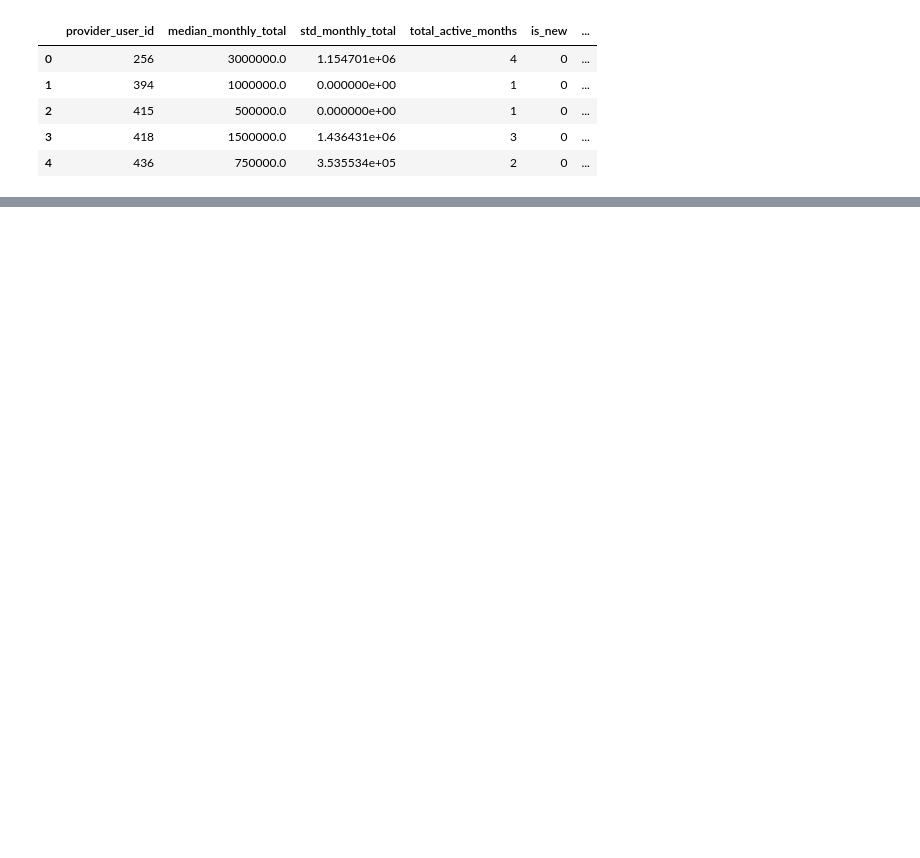
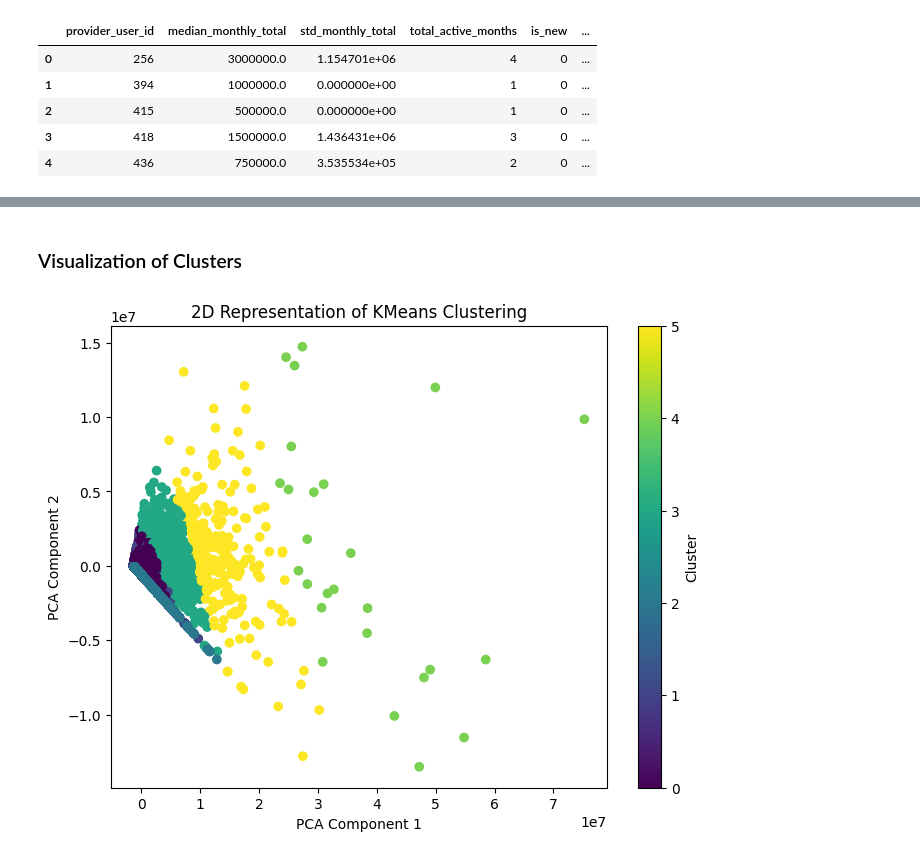
Before and after one commit to MaryamAhmadinejad/khedmatazma-providers-clustering, a Jupyter notebook: main.ipynb, the cells around one changed output, grey strips where cells are left out. Saved outputs shown, nothing was run; the diff lists cells and outputs as text; code cells hidden in the pictures; blank space fills up the shorter version.

```diff
--- a/main.ipynb
+++ b/main.ipynb
@@ -115,0 +190,16 @@ providers.head()
+# %% [markdown]
+### Visualization of Clusters
+# %%
+pca = PCA(n_components=2)
+X_pca = pca.fit_transform(features)
+
+
+plt.figure(figsize=(8, 6))
+plt.scatter(X_pca[:, 0], X_pca[:, 1], c=providers['cluster'], cmap='viridis', marker='o')
+plt.title('2D Representation of KMeans Clustering')
+plt.xlabel('PCA Component 1')
+plt.ylabel('PCA Component 2')
+plt.colorbar(label='Cluster')
+plt.show()
+# %% [output]
+[figure, added]
```
Also changed, not shown: parts of 23 cells of this notebook.
